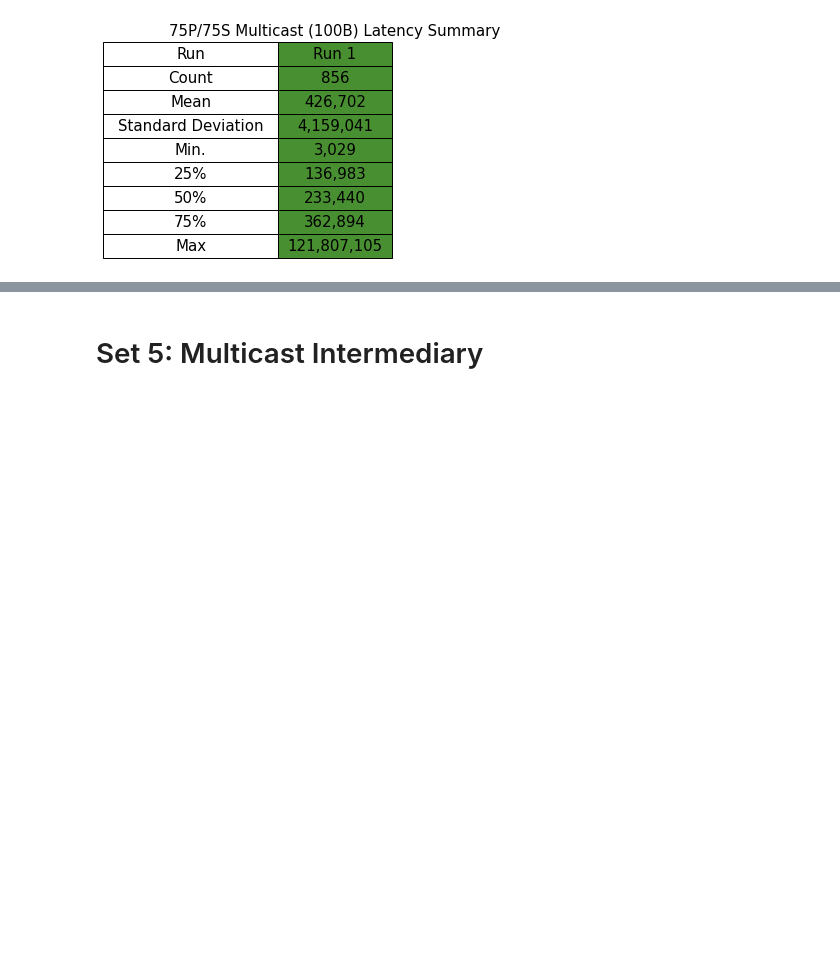
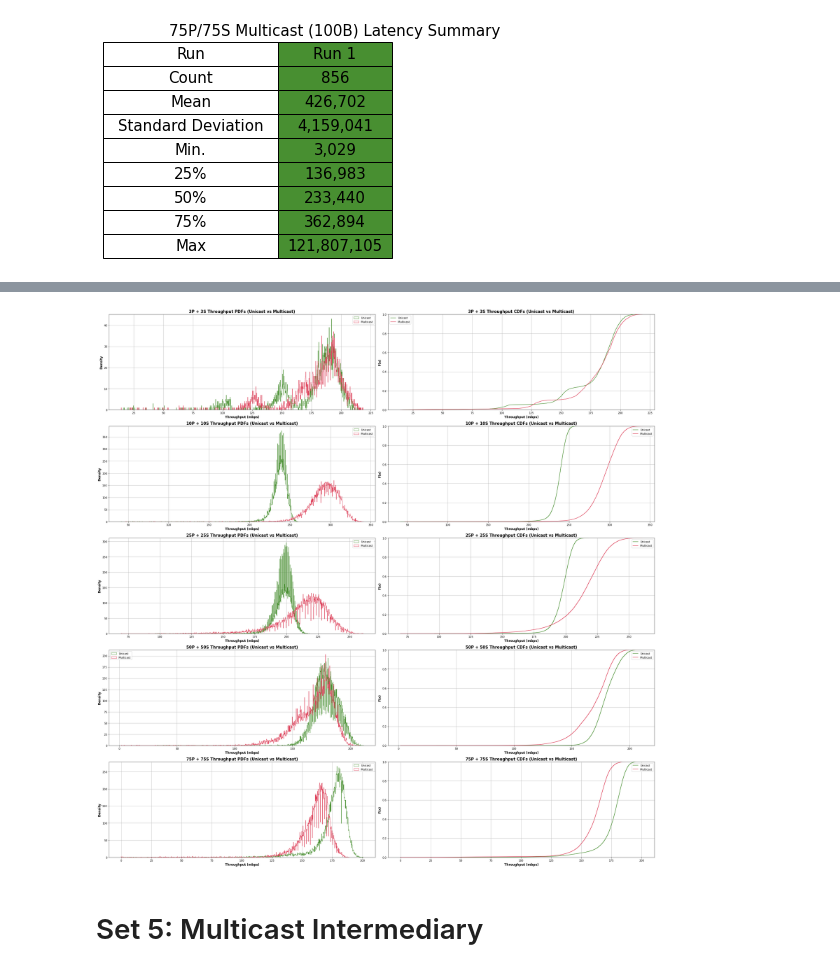
Before and after one commit to Blitz3r123/PATS-Data-Processing, a Jupyter notebook: 6 Hour Test Campaign Analysis.ipynb, the cells around one changed output, grey strips where cells are left out. Saved outputs shown, nothing was run; the diff lists cells and outputs as text; code cells hidden in the pictures; blank space fills up the shorter version.

```diff
--- a/6 Hour Test Campaign Analysis.ipynb
+++ b/6 Hour Test Campaign Analysis.ipynb
@@ -909,3 +60,7 @@ plt.tight_layout()
+# %%
+set_two_throughput_comparison_plot()
+# %% [output]
+[figure, added]
 # %% [markdown]
 # Set 5: Multicast Intermediary
 # %% [markdown]
```
Also changed, not shown: parts of 15 cells of this notebook, 5 other files.
